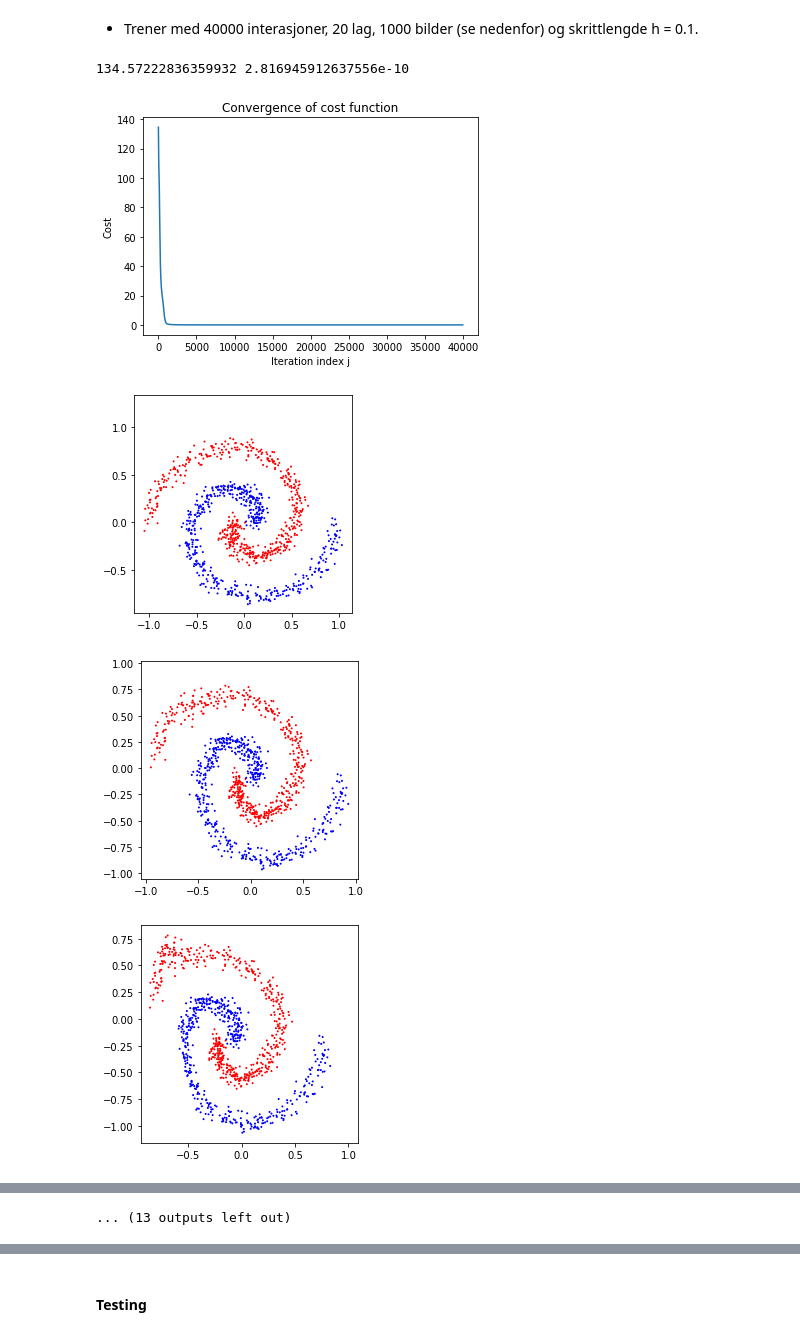
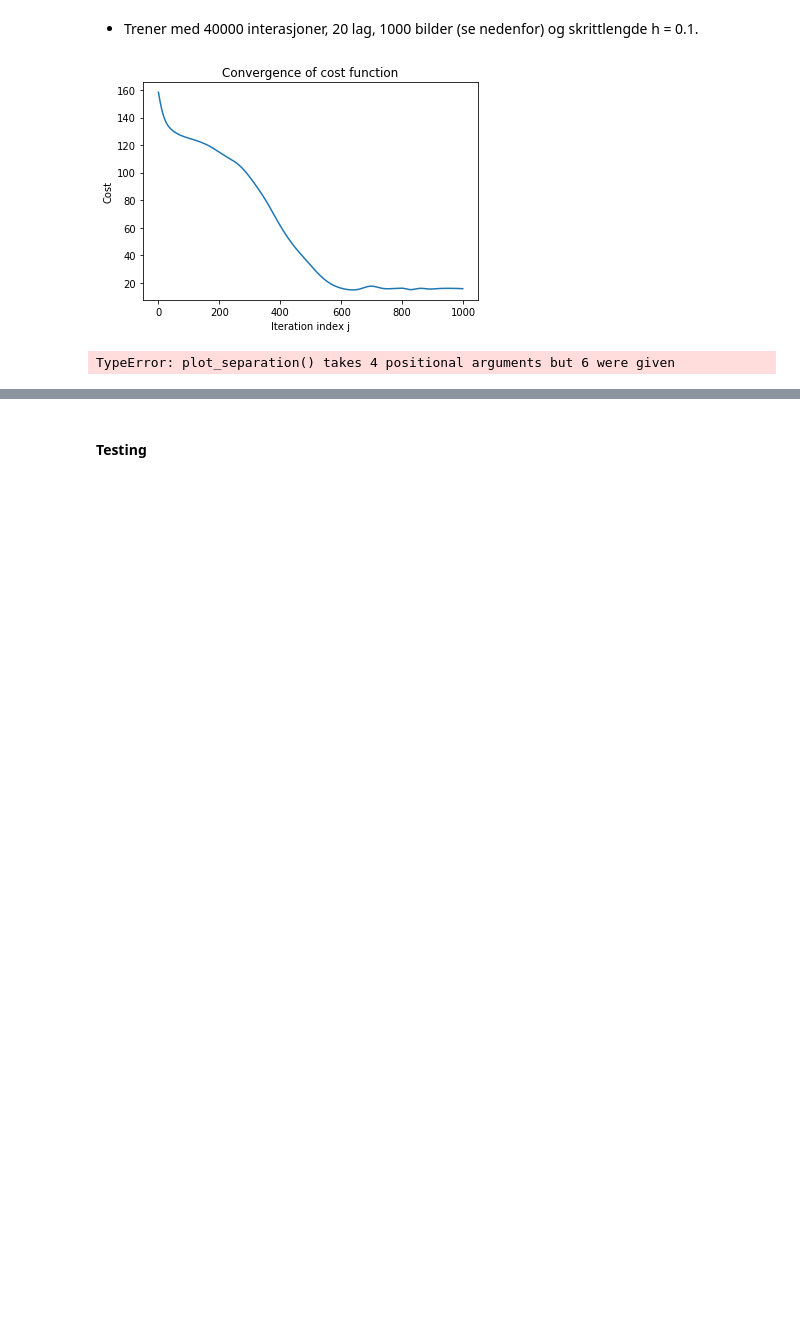
Before and after one commit to alexaoh/TMA4320, a Jupyter notebook: Project2/Vitber_prosjekt2(1).ipynb, the cells around one changed output, grey strips where cells are left out. Cells and saved outputs as stored; diff of their text form; code cells hidden in the pictures; blank space fills up the shorter version.

```diff
--- a/Project2/Vitber_prosjekt2(1).ipynb
+++ b/Project2/Vitber_prosjekt2(1).ipynb
@@ -228,28 +235,21 @@ def print_successrate(Z,c, tol=0.05): #Small tolerance
 # %% [markdown]
 * Trener med 40000 interasjoner, 20 lag, 1000 bilder (se nedenfor) og skrittlengde h = 0.1.
 # %%
-%timeit
 I = 1000 #Number of pictures (in this case: points)
 d = 2 #dimension
+iterations = 1000
 
-Y_0, c = get_data_spiral_2d(I) #Til oppgave 1:
+Y_0, c = get_data_spiral_2d(I)
 c = c[:,0]  #for å få en Ix1 vektor
-Y_Kk, J, omega, my, iterations, Z = algorithm(Y_0, c, I, d, "training")
-
-#Testing er feil sånn som jeg har det nå! Skal bare regne ut Z en gang!
-
-print(J[0],J[-1])  #god overenstemmelse
+Y_Kk, J, omega, my, Z = algorithm(Y_0, c, I, d, iterations, "parameters.txt", "training")
 
 plot_cost_function_convergence(iterations, J)
 
-plot_progression(Y_Kk, c)
+#plot_progression(Y_Kk, c)
 
 r = 1000 #resolution of plot*
 plot_separation(last_function, Y_Kk[-1,:,:], c, r, omega, my)
 #plot_model(forward_function, Y_Kk[0,:,:], c, r) --> må finne en god måte å kalle denne på. Endre på forward_function litt for å få det til!
 # %% [output]
+[figure, new version]
-134.57222836359932 2.816945912637556e-10
+TypeError: plot_separation() takes 4 positional arguments but 6 were given
-[figure, old version]
-[figure, removed]
-[figure, removed]
-[figure, removed]
@@ -263,2 +256 @@ plot_separation(last_function, Y_Kk[-1,:,:], c, r, omega, my)
-... (13 outputs left out)
 # %% [markdown]
```
Also changed, not shown: parts of 13 cells of this notebook, 9 other files.
